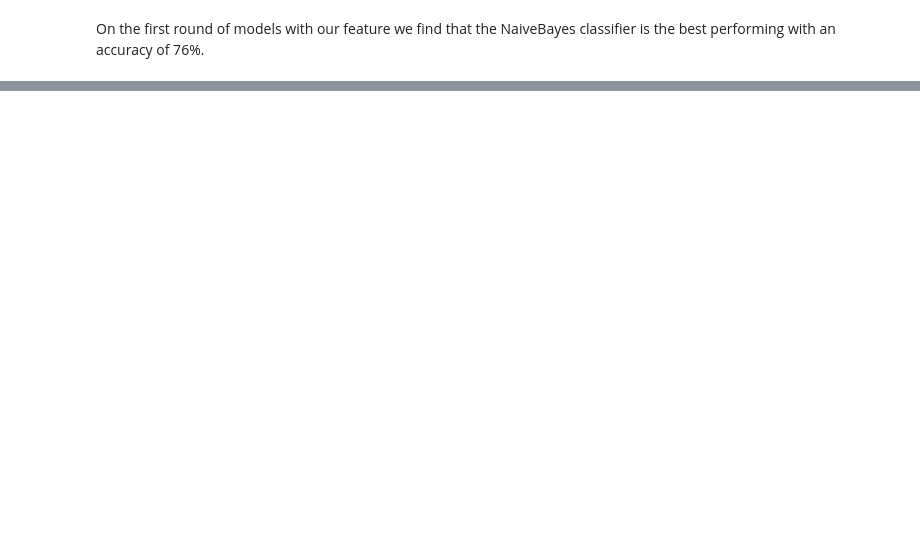
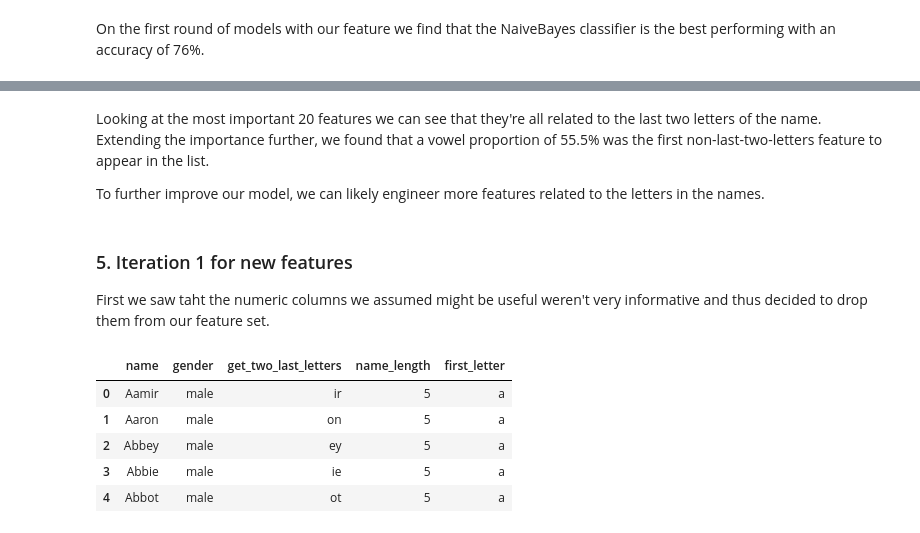
Before and after one commit to naomibuell/DATA620, a Jupyter notebook: project-3/project-3.ipynb, the cells around one changed output, grey strips where cells are left out. Saved outputs shown, nothing was run; the diff lists cells and outputs as text; code cells hidden in the pictures; blank space fills up the shorter version.

Commit message:
added an iteration

```diff
--- a/project-3/project-3.ipynb
+++ b/project-3/project-3.ipynb
@@ -269,0 +285,17 @@ On the first round of models with our feature we find that the NaiveBayes classi
+# %% [markdown]
+Looking at the most important 20 features we can see that they're all related to the last two letters of the name. Extending the importance further, we found that a vowel proportion of 55.5% was the first non-last-two-letters feature to appear in the list.
+
+To further improve our model, we can likely engineer more features related to the letters in the names.
+# %% [markdown]
+### 5. Iteration 1 for new features
+First we saw taht the numeric columns we assumed might be useful weren't very informative and thus decided to drop them from our feature set.
+# %%
+names_df = names_df.drop(columns = ['vowel_proportion', 'first_last_letter', 'longest_run_of_vowels'], errors='ignore')
+names_df.head()
+# %% [output]
+|  | name | gender | get_two_last_letters | name_length | first_letter |
+| 0 | Aamir | male | ir | 5 | a |
+| 1 | Aaron | male | on | 5 | a |
+| 2 | Abbey | male | ey | 5 | a |
+| 3 | Abbie | male | ie | 5 | a |
+| 4 | Abbot | male | ot | 5 | a |
```
Also changed, not shown: parts of 13 cells of this notebook.
